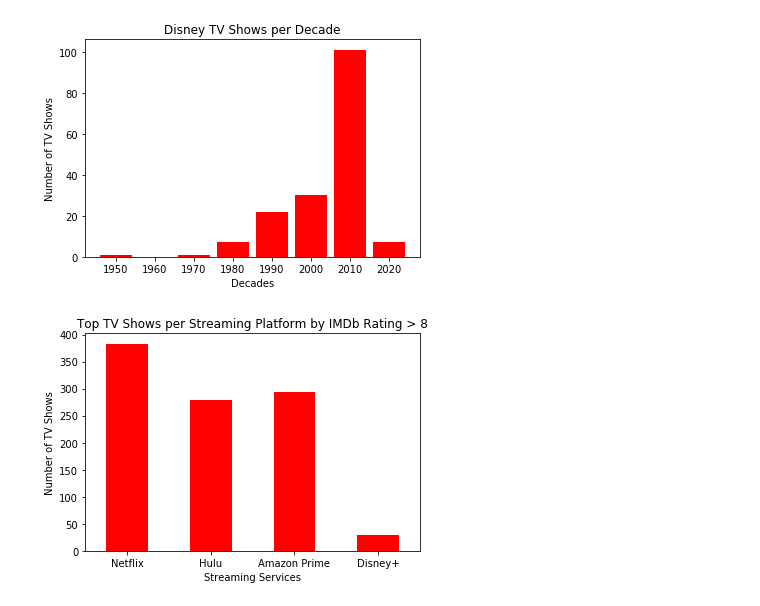
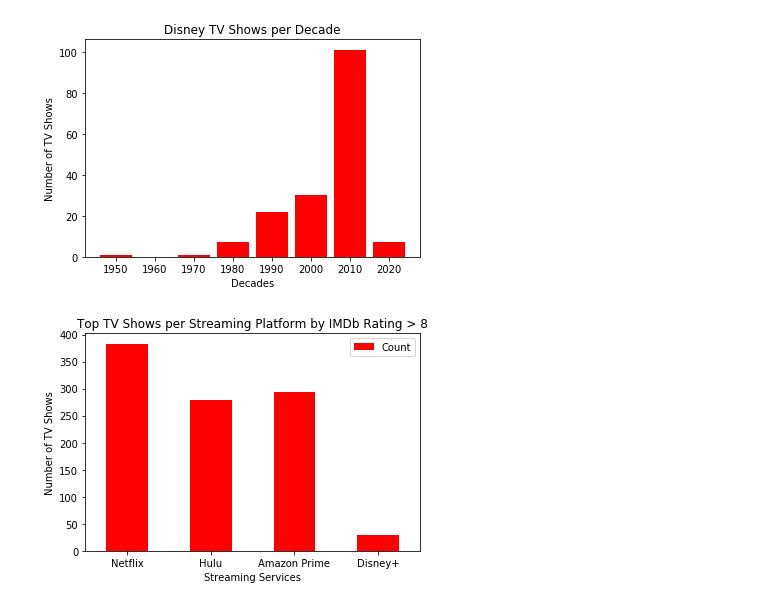
Before and after one commit to trevorguleserian/Project1, a Jupyter notebook: tv_data.ipynb, the cells around one changed output. Saved outputs shown, nothing was run; the diff lists cells and outputs as text; code cells hidden in the pictures.

```diff
--- a/tv_data.ipynb
+++ b/tv_data.ipynb
@@ -152,28 +152,27 @@ plt.show()
 # %%
 top_netflix = netflix_df.loc[netflix_df['IMDb']>8]
 tnetflix = (len(top_netflix))
 
 top_hulu = hulu_df.loc[hulu_df['IMDb']>8]
 thulu = (len(top_hulu))
 
 top_prime = prime_df.loc[prime_df['IMDb']>8]
 tprime = (len(top_prime))
 
 top_disney = disney_df.loc[disney_df['IMDb']>8]
 tdisney = (len(top_disney))
 
 count_df = pd.DataFrame({'Streaming Services': ['Netflix', 'Hulu', 'Amazon Prime', 'Disney+'],
                          'Count': [tnetflix, thulu, tprime, tdisney]}
                        ).set_index('Streaming Services')
 count_df.plot(kind='bar', color = 'red')
 
 plt.ylabel("Number of TV Shows")
 plt.title('Top TV Shows per Streaming Platform by IMDb Rating > 8')
 
 plt.xticks(rotation=0)
-plt.legend().remove()
 
 plt.savefig('PNG/top_tv_per_service.png')
 plt.show()
 # %% [output]
-[figure, old version]
+[figure, new version]
```
Also changed, not shown: parts of 5 cells of this notebook, 2 other files.
